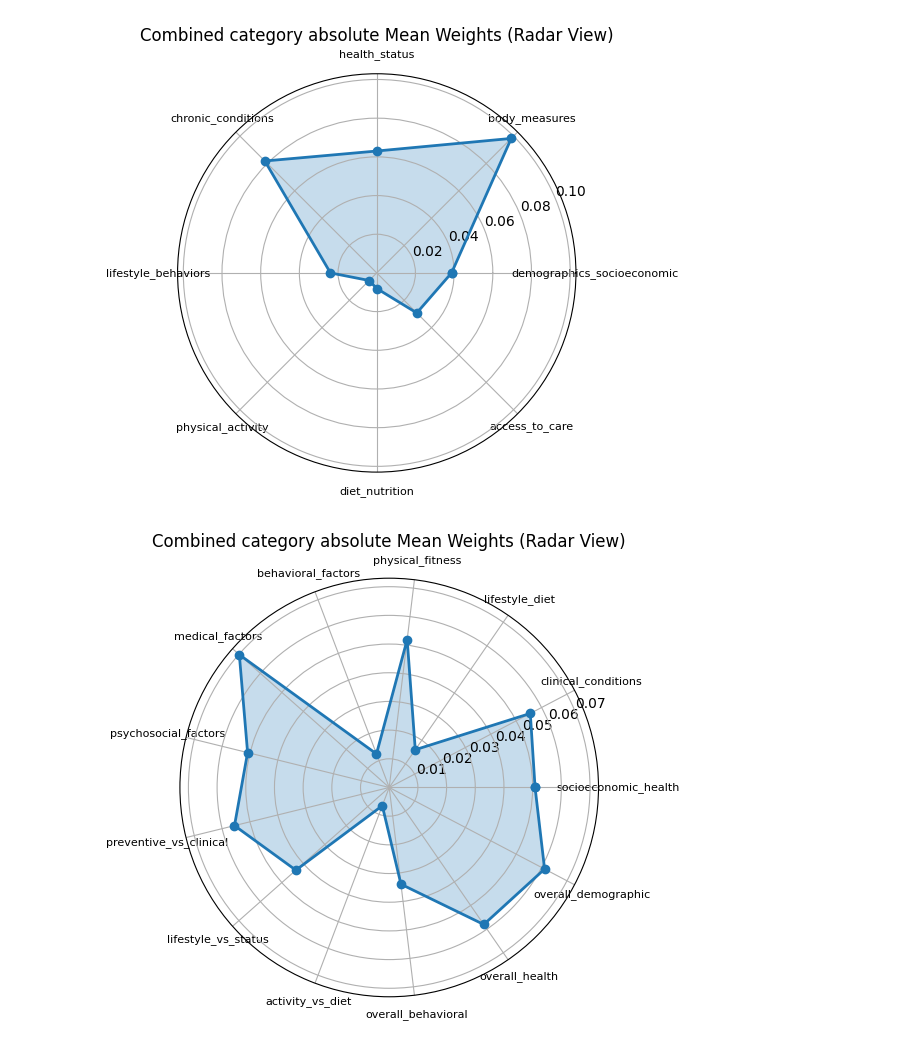
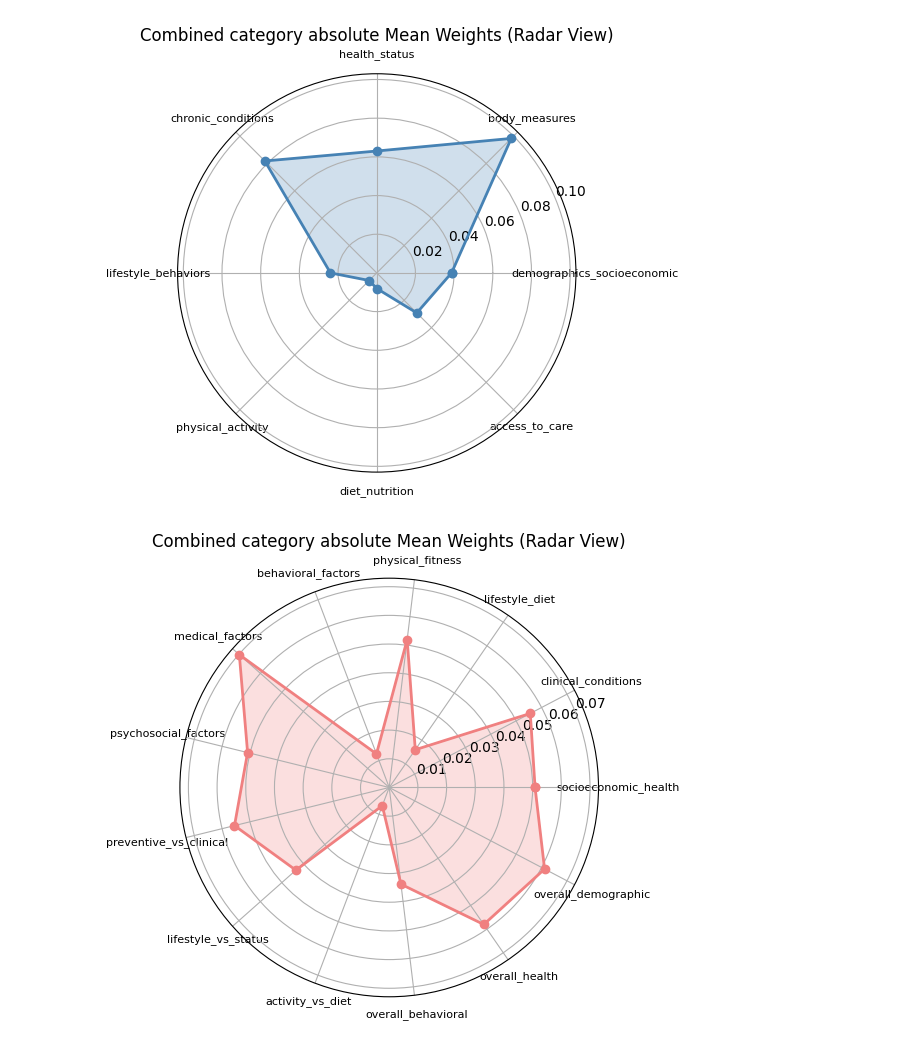
Before and after one commit to EPFLHenrik/medical-ml-prediction, a Jupyter notebook: notebooks/7. weights_analysis.ipynb, the cells around one changed output. Cells and saved outputs as stored; diff of their text form; code cells hidden in the pictures.

Commit message:
Changed some colors for clarity in notebook 7

```diff
--- a/notebooks/7. weights_analysis.ipynb
+++ b/notebooks/7. weights_analysis.ipynb
@@ -230,19 +230,19 @@ plt.show()
 # %%
 # Radar chart for absolute combined means
 labels = list(abs_combo_means.keys())
 values = list(abs_combo_means.values())
 angles = np.linspace(0, 2*np.pi, len(labels), endpoint=False).tolist()
 values += values[:1]
 angles += angles[:1]
 
 plt.figure(figsize=(6,6))
 ax = plt.subplot(111, polar=True)
-ax.plot(angles, values, 'o-', linewidth=2)
-ax.fill(angles, values, alpha=0.25)
+ax.plot(angles, values, 'o-', linewidth=2, color = 'lightcoral')
+ax.fill(angles, values, alpha=0.25, color='lightcoral')
 ax.set_xticks(angles[:-1])
 ax.set_xticklabels(labels, fontsize=8)
 ax.set_title("Combined category absolute Mean Weights (Radar View)")
 plt.tight_layout()
 plt.show()
 # %% [output]
-[figure, old version]
+[figure, new version]
```
Also changed, not shown: parts of 1 cell of this notebook.
